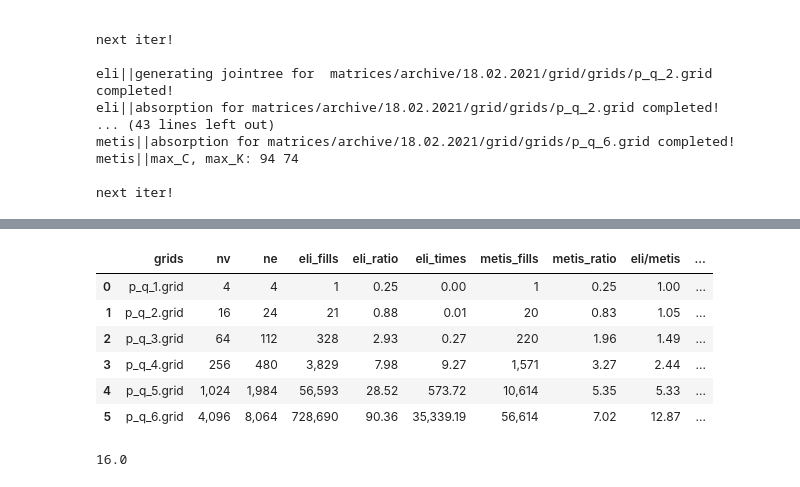
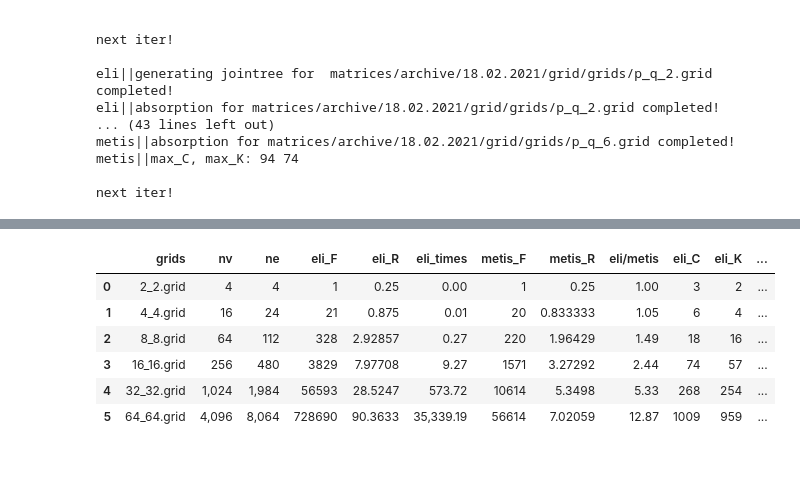
Before and after one commit to berylgithub/eli, a Jupyter notebook: main.ipynb, the cells around one changed output, grey strips where cells are left out. Saved outputs shown, nothing was run; the diff lists cells and outputs as text; code cells hidden in the pictures.

```diff
--- a/main.ipynb
+++ b/main.ipynb
@@ -903,29 +903,29 @@ stage iteration: 7
 # %%
-with open('matrices/archive/18.02.2021/grid/new_grid_data.jt.p', 'rb') as fp:
+with open('matrices/grid/new_grid_data.jt.p', 'rb') as fp:
     data = pickle.load(fp)
     #print(data)
+data["grids"] = [str(int(np.sqrt(v)))+'_'+str(int(np.sqrt(v)))+".grid" for v in data["nv"]]
 df = pd.DataFrame.from_dict(data)
 df = df.drop(['e_order'], axis=1)
+df.rename({'eli_fills':'eli_F', 'eli_ratio':'eli_R', 'metis_fills':'metis_F', 'metis_ratio':'metis_R',
+           'max_C_eli': 'eli_C', 'max_K_eli': 'eli_K', 'max_C_metis':'metis_C', 'max_K_metis':'metis_K'}, axis=1, inplace=True)
+df = df.sort_values("nv")
 df.style.format({
     'eli_ratio': '{:,.2f}'.format,
     'eli_times': '{:,.2f}'.format,
     'metis_ratio':'{:,.2f}'.format,
     'eli/metis': '{:,.2f}'.format,
     'ne': '{:,.0f}'.format,
     'nv': '{:,.0f}'.format,
     'eli_fills': '{:,.0f}'.format,
     'metis_fills': '{:,.0f}'.format
     #'B': '{:,.3f}'.format,
 })
 # %% [output]
-|  | grids | nv | ne | eli_fills | eli_ratio | eli_times | metis_fills | metis_ratio | eli/metis | ... |
-| 0 | p_q_1.grid | 4 | 4 | 1 | 0.25 | 0.00 | 1 | 0.25 | 1.00 | ... |
-| 1 | p_q_2.grid | 16 | 24 | 21 | 0.88 | 0.01 | 20 | 0.83 | 1.05 | ... |
-| 2 | p_q_3.grid | 64 | 112 | 328 | 2.93 | 0.27 | 220 | 1.96 | 1.49 | ... |
-| 3 | p_q_4.grid | 256 | 480 | 3,829 | 7.98 | 9.27 | 1,571 | 3.27 | 2.44 | ... |
-| 4 | p_q_5.grid | 1,024 | 1,984 | 56,593 | 28.52 | 573.72 | 10,614 | 5.35 | 5.33 | ... |
-| 5 | p_q_6.grid | 4,096 | 8,064 | 728,690 | 90.36 | 35,339.19 | 56,614 | 7.02 | 12.87 | ... |
+|  | grids | nv | ne | eli_F | eli_R | eli_times | metis_F | metis_R | eli/metis | eli_C | eli_K | ... |
+| 0 | 2_2.grid | 4 | 4 | 1 | 0.25 | 0.00 | 1 | 0.25 | 1.00 | 3 | 2 | ... |
+| 1 | 4_4.grid | 16 | 24 | 21 | 0.875 | 0.01 | 20 | 0.833333 | 1.05 | 6 | 4 | ... |
+| 2 | 8_8.grid | 64 | 112 | 328 | 2.92857 | 0.27 | 220 | 1.96429 | 1.49 | 18 | 16 | ... |
+| 3 | 16_16.grid | 256 | 480 | 3829 | 7.97708 | 9.27 | 1571 | 3.27292 | 2.44 | 74 | 57 | ... |
+| 4 | 32_32.grid | 1,024 | 1,984 | 56593 | 28.5247 | 573.72 | 10614 | 5.3498 | 5.33 | 268 | 254 | ... |
+| 5 | 64_64.grid | 4,096 | 8,064 | 728690 | 90.3633 | 35,339.19 | 56614 | 7.02059 | 12.87 | 1009 | 959 | ... |
-# %%
-np.sqrt(256)
-# %% [output]
-16.0
```
Also changed, not shown: parts of 2 cells of this notebook.
